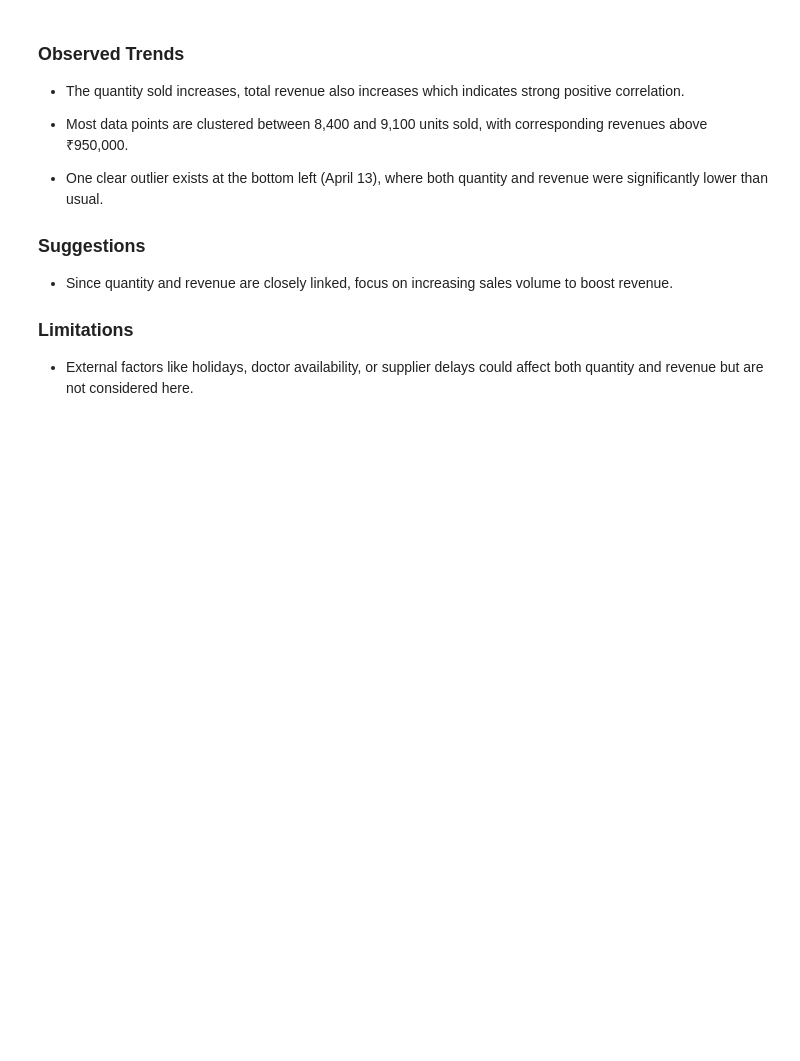
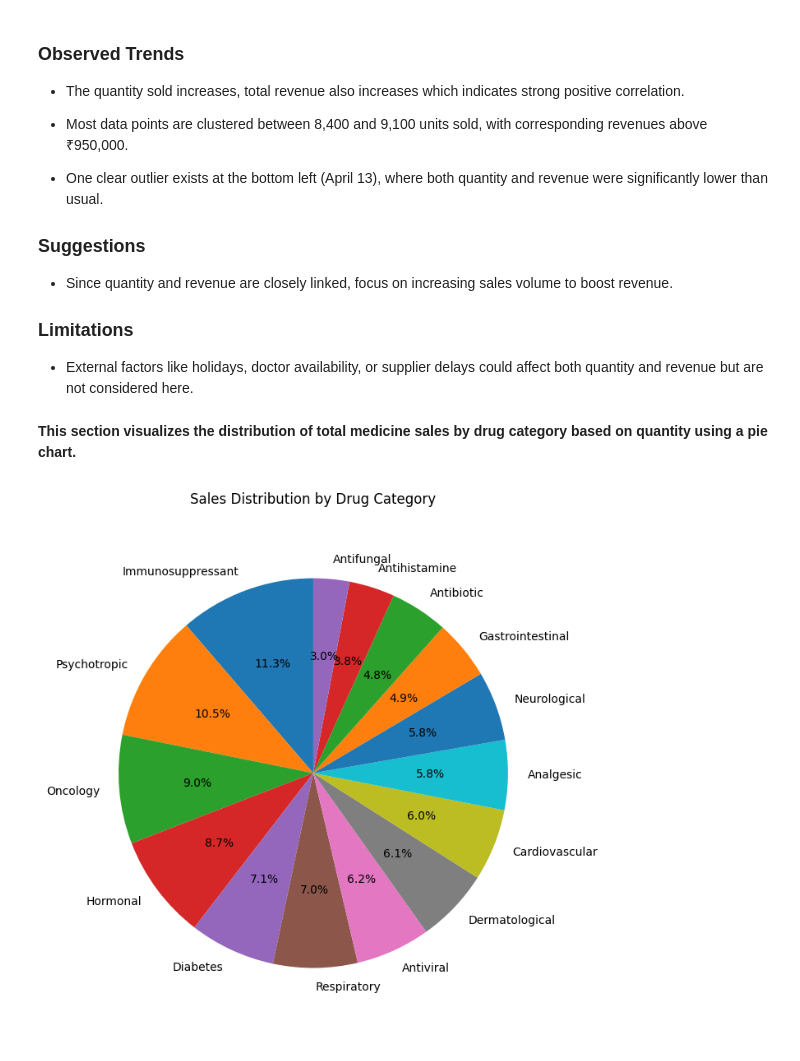
Before and after one commit to blaZeR0721/Medical_Sales_Analysis, a Jupyter notebook: 01_medicine_sales_analysis.ipynb, the cells around one changed output. Cells and saved outputs as stored; diff of their text form; code cells hidden in the pictures; blank space fills up the shorter version.

Commit message:
Added pie chart

```diff
--- a/01_medicine_sales_analysis.ipynb
+++ b/01_medicine_sales_analysis.ipynb
@@ -12,8 +12,9 @@ df = pd.read_csv("./data/pharmacy_sales.csv")
 # Convert the 'DateTime' column to actual datetime format
 df['DateTime'] = pd.to_datetime(df['DateTime'], format='%d-%m-%Y %H:%M', errors='coerce')
 
-# New column with only the date (no time)
+# New column for date and time
 df['Date'] = df['DateTime'].dt.date
+df['Time'] = df['DateTime'].dt.time
 # %% [markdown]
 **This section analyzes the daily total medicine sales trend based on revenue using a line chart.**
 # %%
@@ -144,3 +145,18 @@ plt.show()
 ### Limitations
 
 - External factors like holidays, doctor availability, or supplier delays could affect both quantity and revenue but are not considered here.
+# %% [markdown]
+**This section visualizes the distribution of total medicine sales by drug category based on quantity using a pie chart.**
+# %%
+# Group by DrugClass and sum the Quantity
+drugclassQuantity = df.groupby('DrugClass')['Quantity'].sum().sort_values(ascending=False)
+
+# Plot the pie chart
+plt.figure(figsize=(7, 7))
+plt.pie(drugclassQuantity, labels=drugclassQuantity.index, autopct='%1.1f%%', startangle=90)
+plt.title("Sales Distribution by Drug Category")
+plt.axis('equal')
+plt.tight_layout()
+plt.show()
+# %% [output]
+[figure, added]
```
Also changed, not shown: parts of 1 cell of this notebook.
